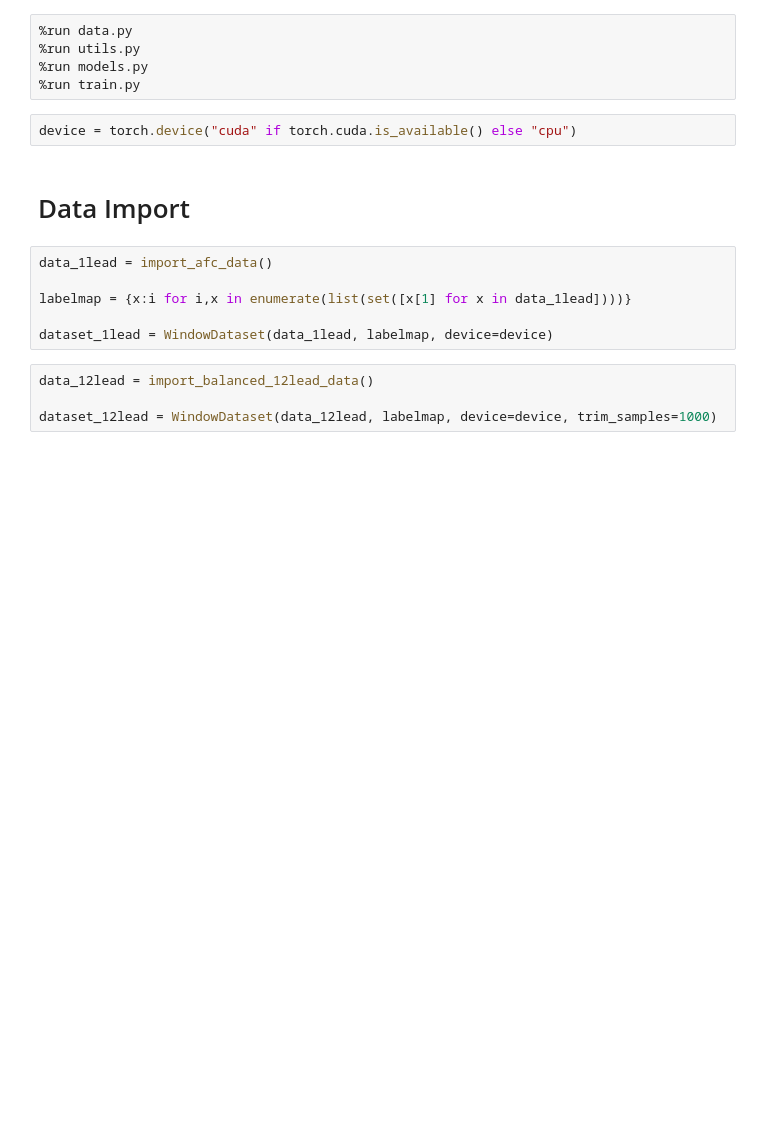
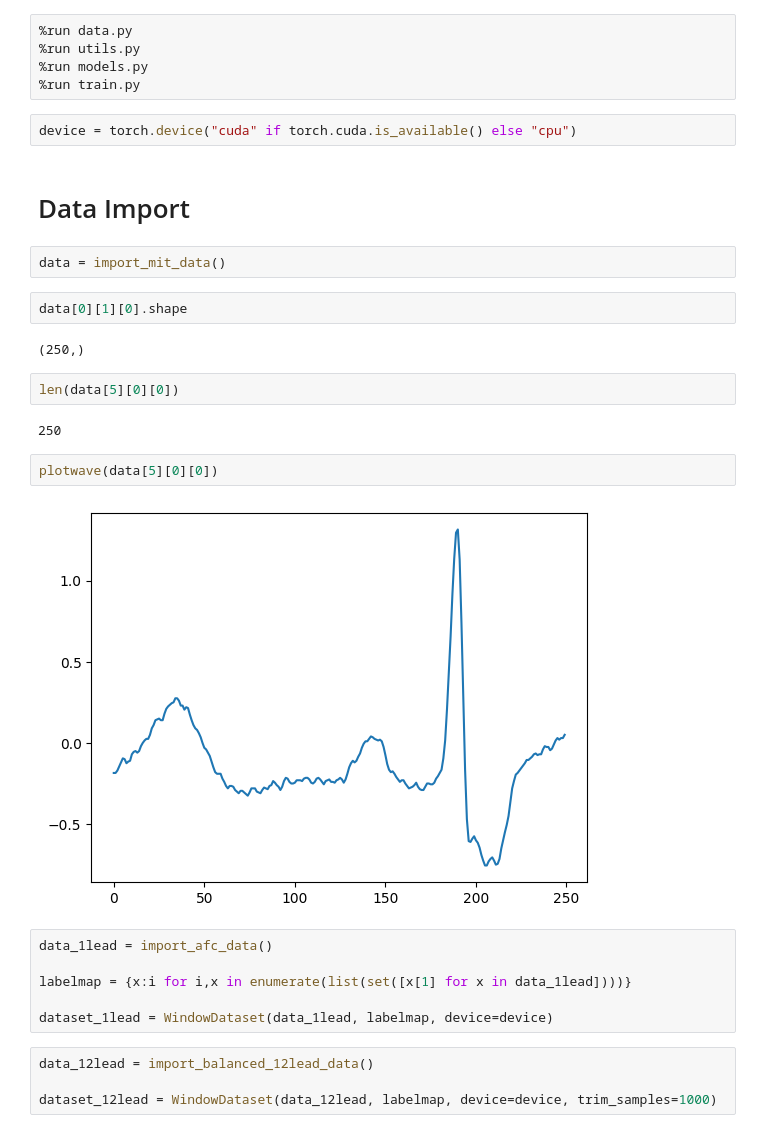
Before and after one commit to MattyAB/ecg_transfer, a Jupyter notebook: ecg.ipynb, the cells around one changed output. Drawn from its saved outputs; the diff is of its cells as text; blank space fills up the shorter version.

```diff
--- a/ecg.ipynb
+++ b/ecg.ipynb
@@ -28,6 +28,20 @@ from train import *
 device = torch.device("cuda" if torch.cuda.is_available() else "cpu")
 # %% [markdown]
 # Data Import
+# %%
+data = import_mit_data()
+# %%
+data[0][1][0].shape
+# %% [output]
+(250,)
+# %%
+len(data[5][0][0])
+# %% [output]
+250
+# %%
+plotwave(data[5][0][0])
+# %% [output]
+[figure, added]
 # %%
 data_1lead = import_afc_data()
 
```
Also changed, not shown: parts of 5 cells of this notebook, 2 other files.
